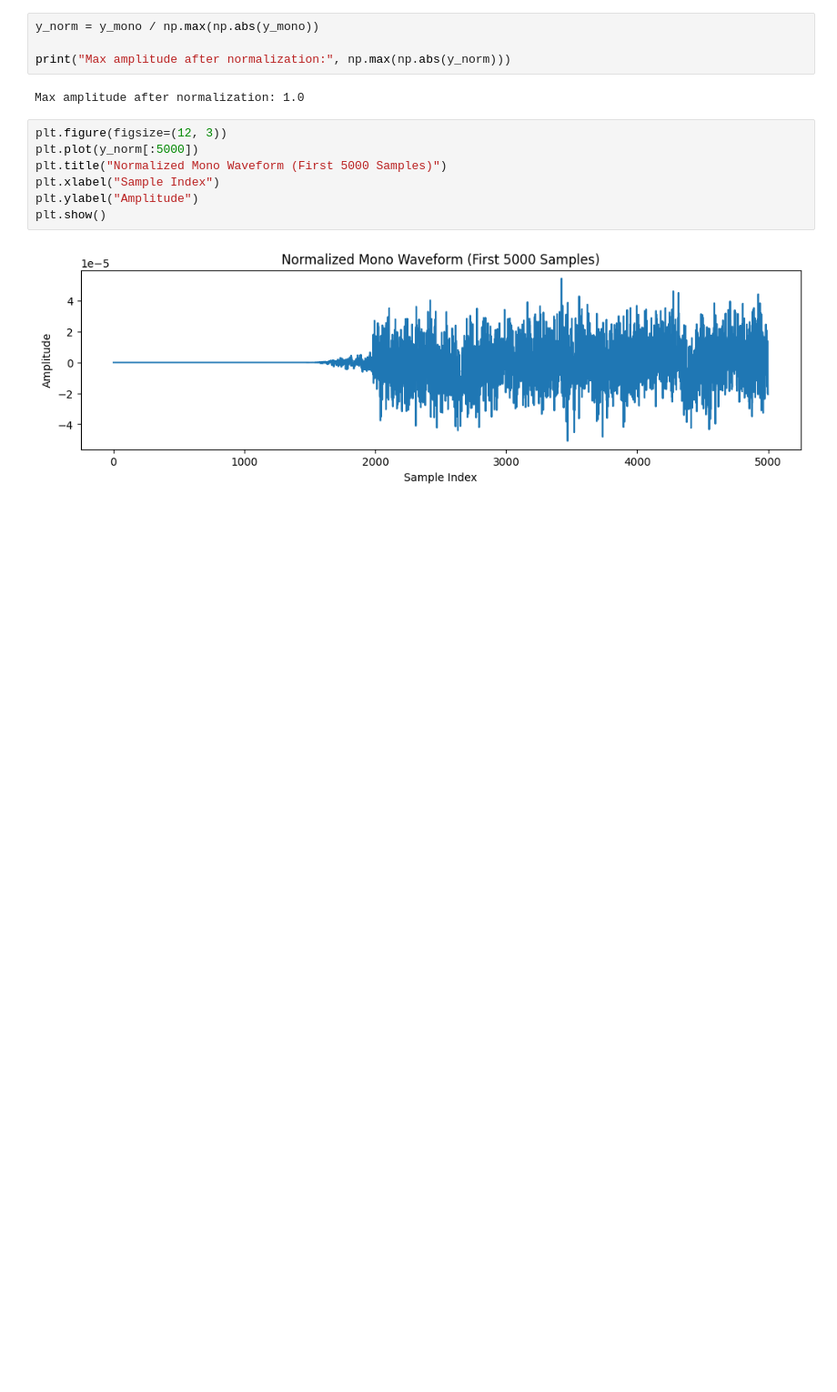
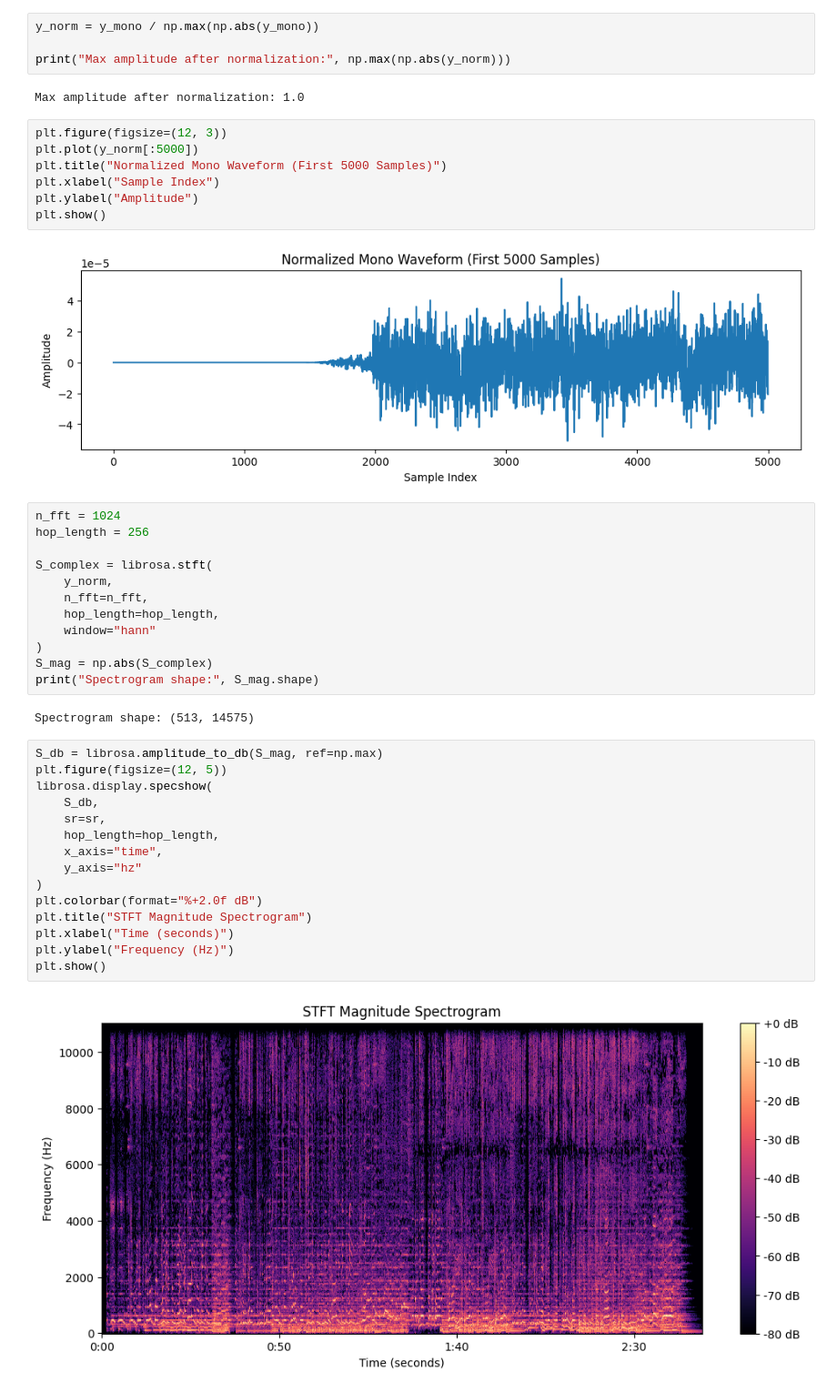
Before and after one commit to SoulSync-Tm/D14_MFC4_Music_Detection, a Jupyter notebook: main.ipynb, the cells around one changed output. Shown at 91% size. Cells and saved outputs as stored; diff of their text form; blank space fills up the shorter version.

Commit message:
short time fourier transform

```diff
--- a/main.ipynb
+++ b/main.ipynb
@@ -51,3 +53,34 @@ plt.ylabel("Amplitude")
 plt.show()
 # %% [output]
 [figure]
+# %%
+n_fft = 1024
+hop_length = 256
+
+S_complex = librosa.stft(
+    y_norm,
+    n_fft=n_fft,
+    hop_length=hop_length,
+    window="hann"
+)
+S_mag = np.abs(S_complex)
+print("Spectrogram shape:", S_mag.shape)
+# %% [output]
+Spectrogram shape: (513, 14575)
+# %%
+S_db = librosa.amplitude_to_db(S_mag, ref=np.max)
+plt.figure(figsize=(12, 5))
+librosa.display.specshow(
+    S_db,
+    sr=sr,
+    hop_length=hop_length,
+    x_axis="time",
+    y_axis="hz"
+)
+plt.colorbar(format="%+2.0f dB")
+plt.title("STFT Magnitude Spectrogram")
+plt.xlabel("Time (seconds)")
+plt.ylabel("Frequency (Hz)")
+plt.show()
+# %% [output]
+[figure, added]
```
Also changed, not shown: parts of 8 cells of this notebook.
